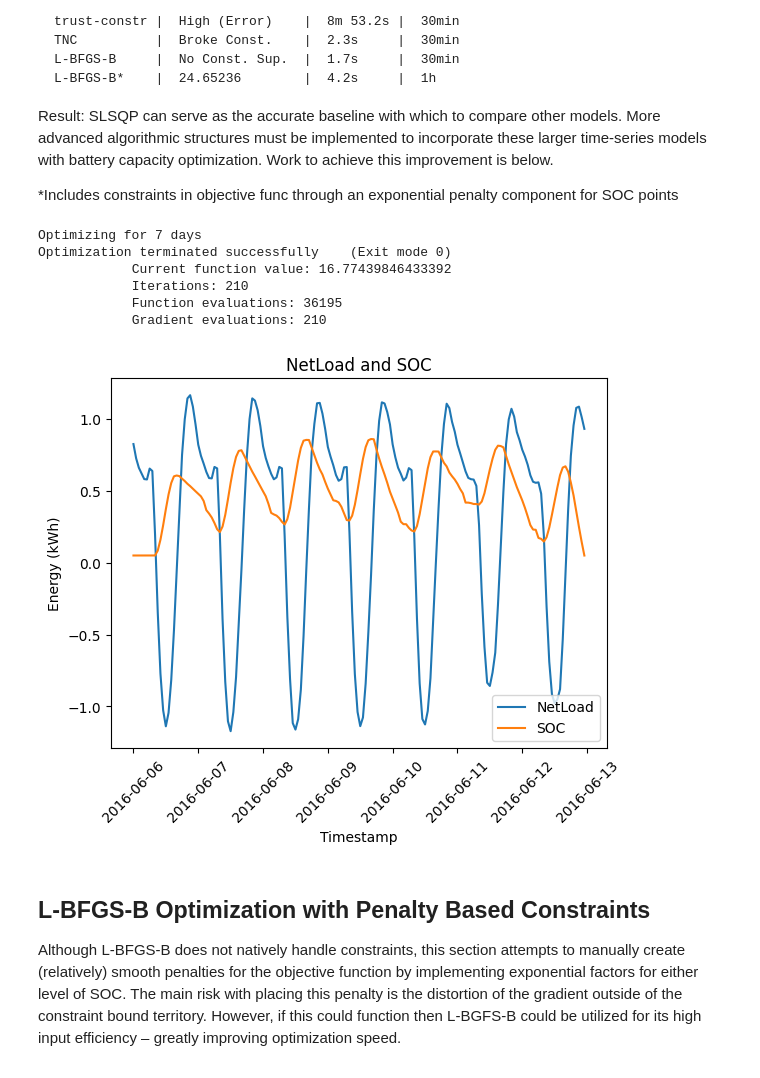
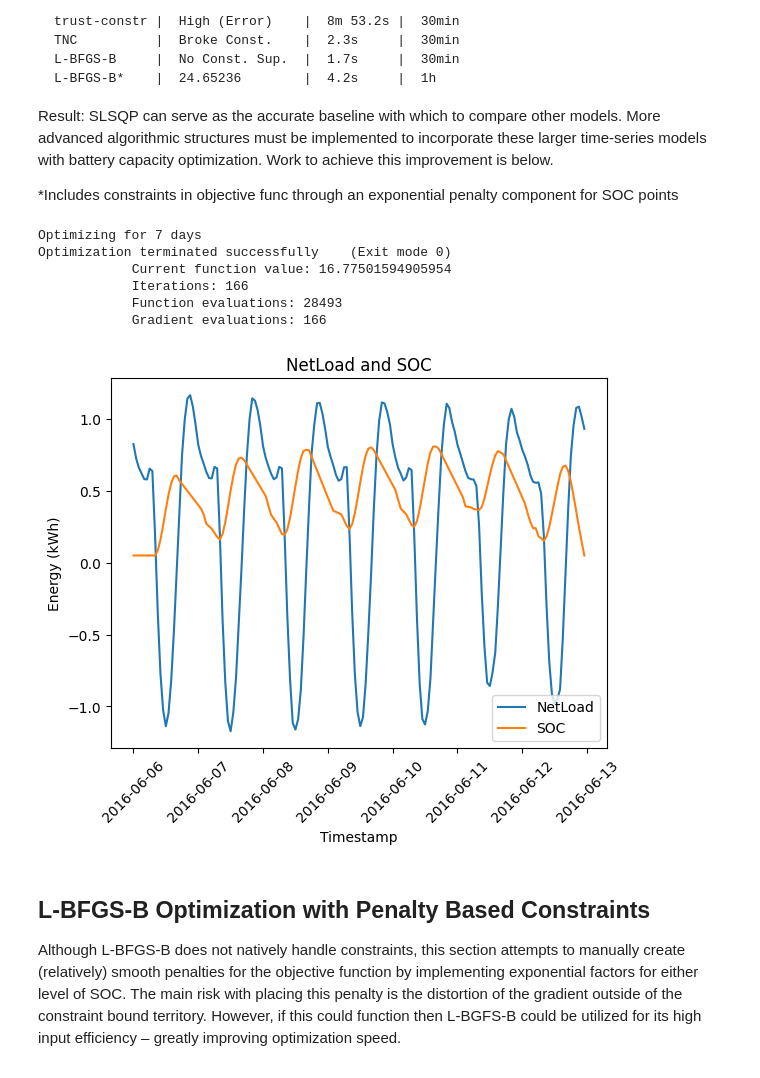
Before and after one commit to alexrtseng/foss-optimization, a Jupyter notebook: Battery_Size_Opt.ipynb, the cells around one changed output. Saved outputs shown, nothing was run; the diff lists cells and outputs as text; code cells hidden in the pictures.

```diff
--- a/Battery_Size_Opt.ipynb
+++ b/Battery_Size_Opt.ipynb
@@ -254,17 +254,18 @@ Result: SLSQP can serve as the accurate baseline with which to compare other mod
 
 *Includes constraints in objective func through an exponential penalty component for SOC points
 # %%
+charge_optimizer.set_batt_capacity(10)
 print(f'Optimizing for {charge_optimizer.duration} days')
 charge_optimizer.local_optimize(method='SLSQP', tol=1e-4)
 charge_optimizer.plot_results(week_avg.index)
 # %% [output]
 Optimizing for 7 days
 Optimization terminated successfully    (Exit mode 0)
-            Current function value: 16.77439846433392
-            Iterations: 210
-            Function evaluations: 36195
-            Gradient evaluations: 210
+            Current function value: 16.77501594905954
+            Iterations: 166
+            Function evaluations: 28493
+            Gradient evaluations: 166
-[figure, old version]
+[figure, new version]
 # %% [markdown]
 ## L-BFGS-B Optimization with Penalty Based Constraints
 
```
Also changed, not shown: parts of 6 cells of this notebook, 1 other file.
